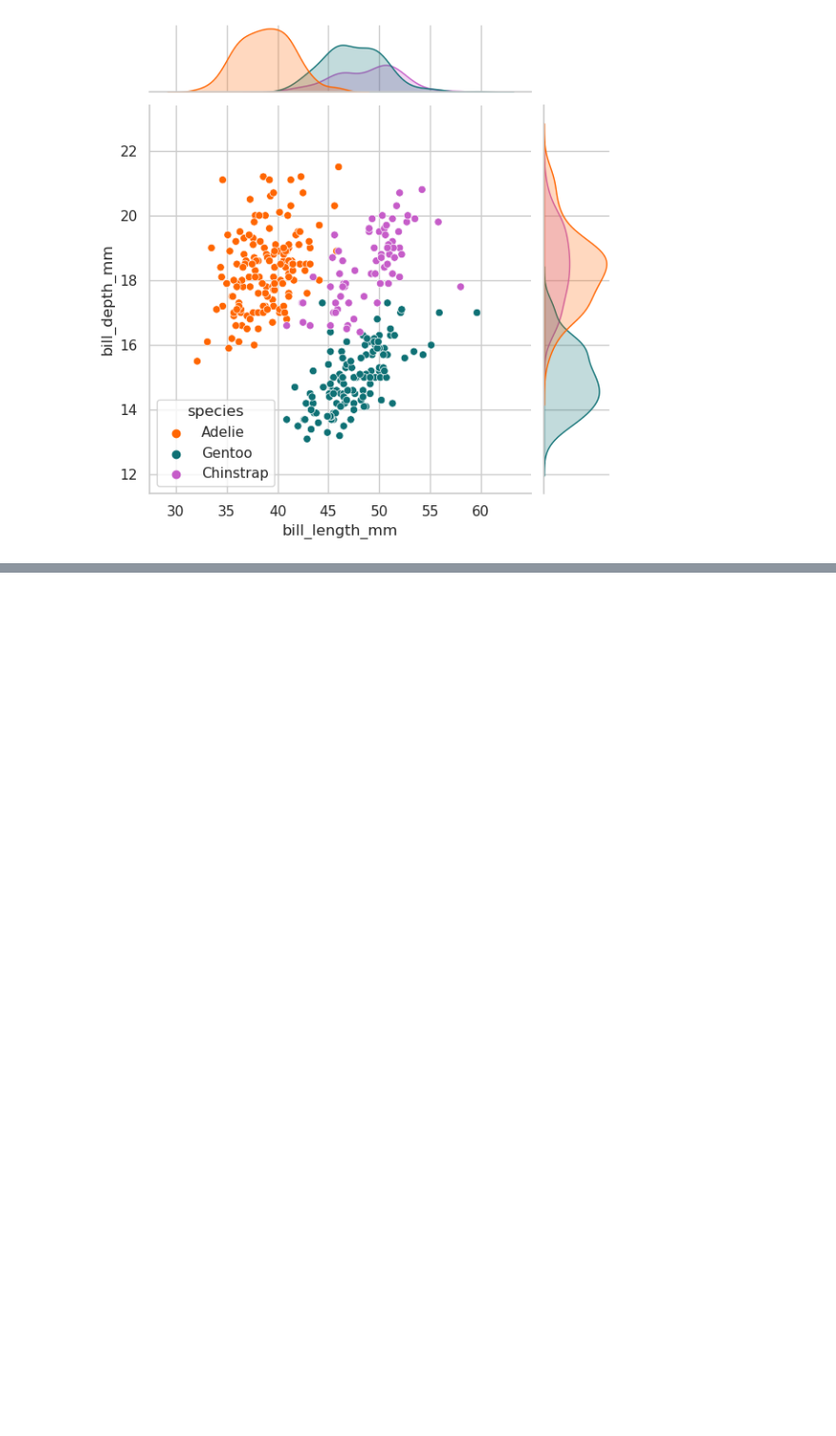
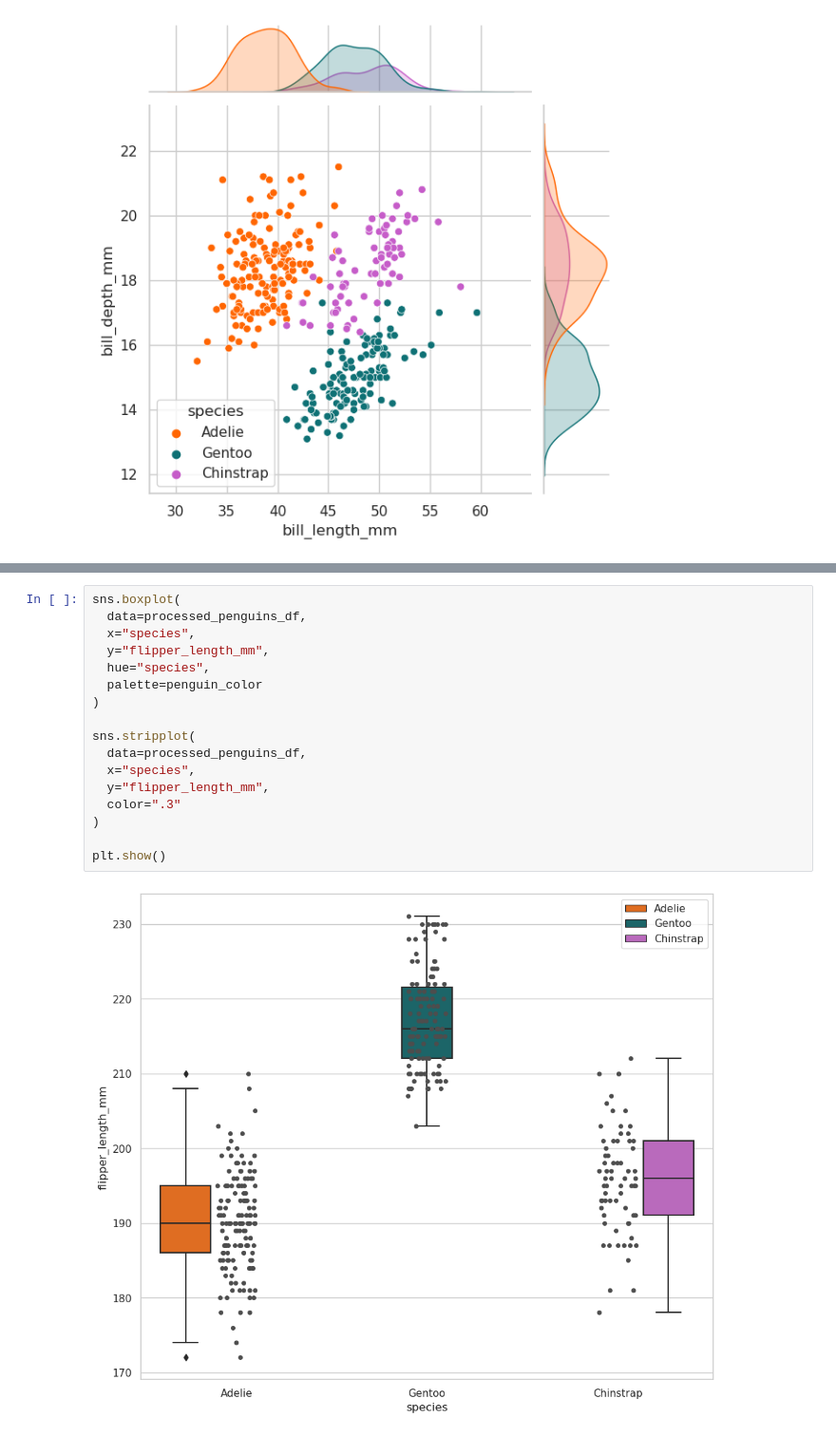
Before and after one commit to pahoalapizco/eda_penguins, a Jupyter notebook: notebooks/1.0-eda_penguins-introduction.ipynb, the cells around one changed output, grey strips where cells are left out. Shown at 95% size. Drawn from its saved outputs; the diff is of its cells as text; blank space fills up the shorter version.

```diff
--- a/notebooks/1.0-eda_penguins-introduction.ipynb
+++ b/notebooks/1.0-eda_penguins-introduction.ipynb
@@ -1025,0 +1048,19 @@ sns.jointplot(
+# %%
+sns.boxplot(
+  data=processed_penguins_df,
+  x="species",
+  y="flipper_length_mm",
+  hue="species",
+  palette=penguin_color
+)
+
+sns.stripplot(
+  data=processed_penguins_df,
+  x="species",
+  y="flipper_length_mm",
+  color=".3"
+)
+
+plt.show()
+# %% [output]
+[figure, added]
```
Also changed, not shown: parts of 6 cells of this notebook.
